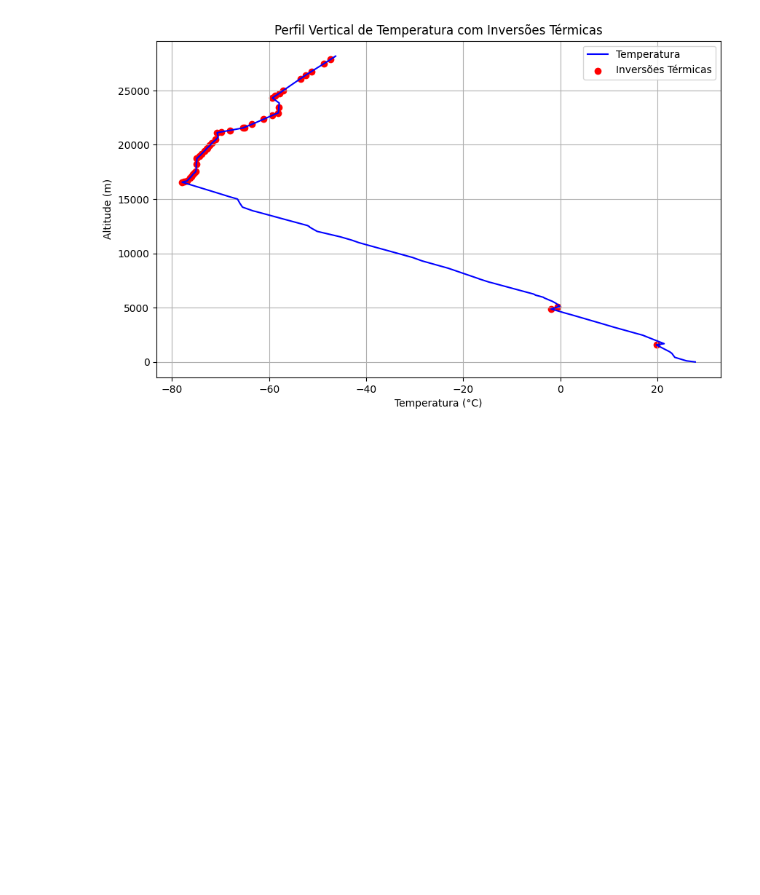
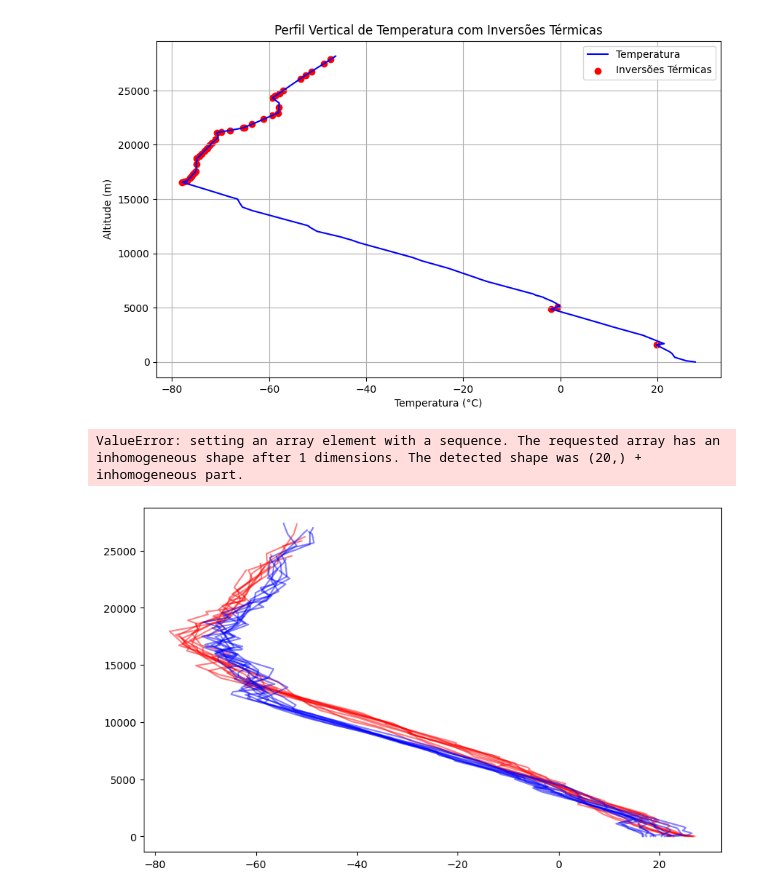
Before and after one commit to muriell-b/ENS5173_01, a Jupyter notebook: projeto02.ipynb, the cells around one changed output. Drawn from its saved outputs; the diff is of its cells as text; code cells hidden in the pictures; blank space fills up the shorter version.

```diff
--- a/projeto02.ipynb
+++ b/projeto02.ipynb
@@ -708,3 +708,81 @@ plt.grid(True)
 plt.show()
 # %% [output]
 [figure]
+# %%
+#Analise o perfil de temperatura da estação de monitoramento no aeroporto de Florianópolis utilizando o paco Siphon do Python.
+#Analise os dados de 0 e 12 horas durante10 dias, sendo 5 no verão e 5 no inverno.
+
+
+from datetime import datetime, timedelta
+import matplotlib.pyplot as plt
+from matplotlib.cm import ScalarMappable
+from matplotlib.colors import Normalize
+import numpy as np
+from siphon.simplewebservice.wyoming import WyomingUpperAir
+
+# Definir as datas para análise (5 dias de verão e 5 dias de inverno)
+datas_verao = [datetime(2023, 1, dia, hora) for dia in range(1, 6) for hora in [0, 12]]
+datas_inverno = [datetime(2023, 6, dia, hora) for dia in range(21, 26) for hora in [0, 12]]
+datas_analise = datas_verao + datas_inverno
+
+# Definir local da estação de monitoramento no aeroporto de Florianópolis
+station = 'SBFL'
+
+# Listas para armazenar os dados
+perfil_temperatura_verao = []
+perfil_temperatura_inverno = []
+
+# Realizar a análise do perfil de temperatura para cada data
+for date in datas_analise:
+    # Extraindo os dados da sondagem atmosférica
+    df = WyomingUpperAir.request_data(date, station)
+
+    # Determinar a inversão térmica e a altura da camada limite
+    altura_inversao = None
+    camada_limite = None
+    for i in range(1, len(df)):
+        if df['temperature'][i] > df['temperature'][i - 1]:
+            altura_inversao = df['height'][i]
+            break
+    for i in range(len(df) - 1, 0, -1):
+        if df['temperature'][i] < df['temperature'][i - 1]:
+            camada_limite = df['height'][i]
+            break
+
+    # Adicionar dados à lista apropriada (verão ou inverno)
+    if date in datas_verao:
+        perfil_temperatura_verao.append((df['temperature'], df['height'], altura_inversao, camada_limite))
+    elif date in datas_inverno:
+        perfil_temperatura_inverno.append((df['temperature'], df['height'], altura_inversao, camada_limite))
+
+# Função para normalizar as temperaturas para a geração de cores
+def normalize_temperatures(temperatures):
+    norm = Normalize(vmin=min(temperatures), vmax=max(temperatures))
+    return [norm(temp) for temp in temperatures]
+
+# Plotar perfil de temperatura
+plt.figure(figsize=(10, 6))
+for temp, height, _, _ in perfil_temperatura_verao:
+    plt.plot(temp, height, color='red', alpha=0.5)
+for temp, height, _, _ in perfil_temperatura_inverno:
+    plt.plot(temp, height, color='blue', alpha=0.5)
+
+# Adicionar barra de cores
+temperaturas_verao = [temp for temp, _, _, _ in perfil_temperatura_verao]
+temperaturas_inverno = [temp for temp, _, _, _ in perfil_temperatura_inverno]
+temperaturas = temperaturas_verao + temperaturas_inverno
+mappable = ScalarMappable(norm=None, cmap='coolwarm')
+mappable.set_array(temperaturas)
+plt.colorbar(mappable, label='Temperatura (°C)')
+
+# Adicionar linha temporal do ano
+plt.axhline(y=0, color='gray', linestyle='--', linewidth=1)
+
+plt.xlabel('Temperatura (°C)')
+plt.ylabel('Altitude (m)')
+plt.title('Perfil de Temperatura - Aeroporto de Florianópolis')
+plt.grid(True)
+plt.show()
+# %% [output]
+ValueError: setting an array element with a sequence. The requested array has an inhomogeneous shape after 1 dimensions. The detected shape was (20,) + inhomogeneous part.
+[figure, added]
```
Also changed, not shown: parts of 2 cells of this notebook.
